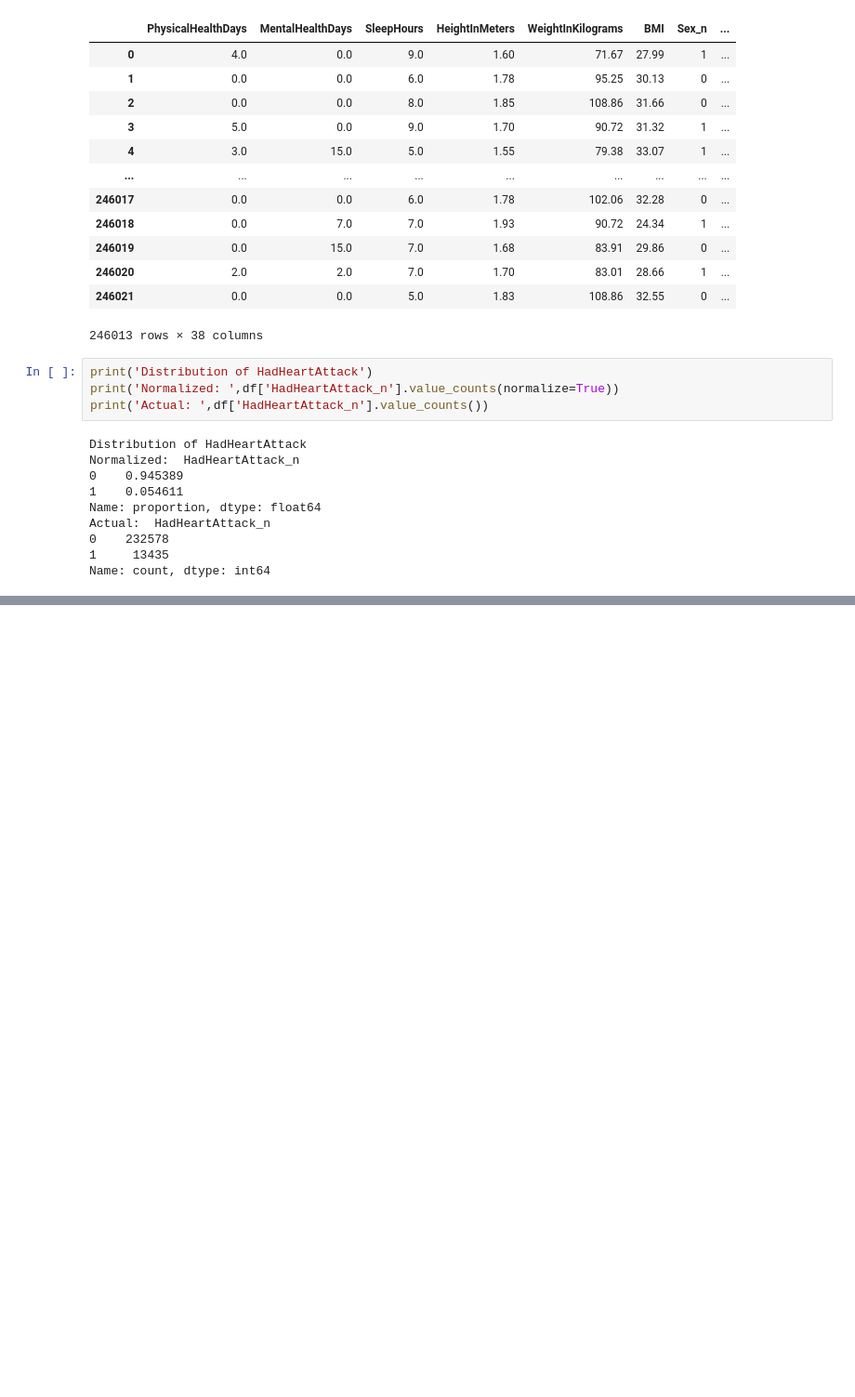
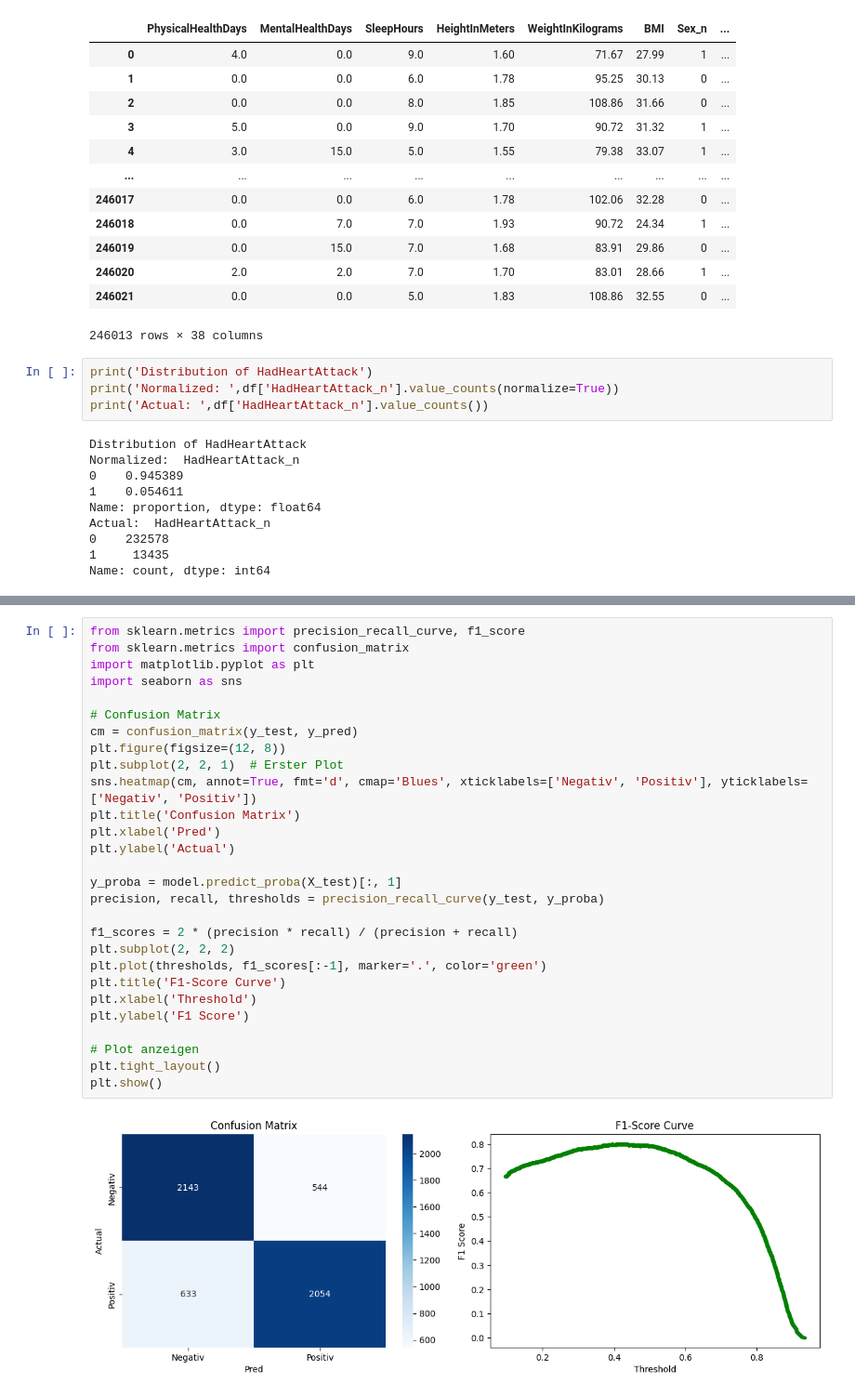
Before and after one commit to kenansamet/DASC, a Jupyter notebook: PredictiveChallenge/Training.ipynb, the cells around one changed output, grey strips where cells are left out. Shown: that part at 93% size. Cells and saved outputs as stored; diff of their text form; blank space fills up the shorter version.

```diff
--- a/PredictiveChallenge/Training.ipynb
+++ b/PredictiveChallenge/Training.ipynb
@@ -277,0 +338,30 @@ weighted avg       0.93      0.95      0.93     49203
+# %%
+from sklearn.metrics import precision_recall_curve, f1_score
+from sklearn.metrics import confusion_matrix
+import matplotlib.pyplot as plt
+import seaborn as sns
+
+# Confusion Matrix
+cm = confusion_matrix(y_test, y_pred)
+plt.figure(figsize=(12, 8))
+plt.subplot(2, 2, 1)  # Erster Plot
+sns.heatmap(cm, annot=True, fmt='d', cmap='Blues', xticklabels=['Negativ', 'Positiv'], yticklabels=['Negativ', 'Positiv'])
+plt.title('Confusion Matrix')
+plt.xlabel('Pred')
+plt.ylabel('Actual')
+
+y_proba = model.predict_proba(X_test)[:, 1]
+precision, recall, thresholds = precision_recall_curve(y_test, y_proba)
+
+f1_scores = 2 * (precision * recall) / (precision + recall)
+plt.subplot(2, 2, 2)
+plt.plot(thresholds, f1_scores[:-1], marker='.', color='green')
+plt.title('F1-Score Curve')
+plt.xlabel('Threshold')
+plt.ylabel('F1 Score')
+
+# Plot anzeigen
+plt.tight_layout()
+plt.show()
+# %% [output]
+[figure, added]
```
Also changed, not shown: parts of 17 cells of this notebook.
